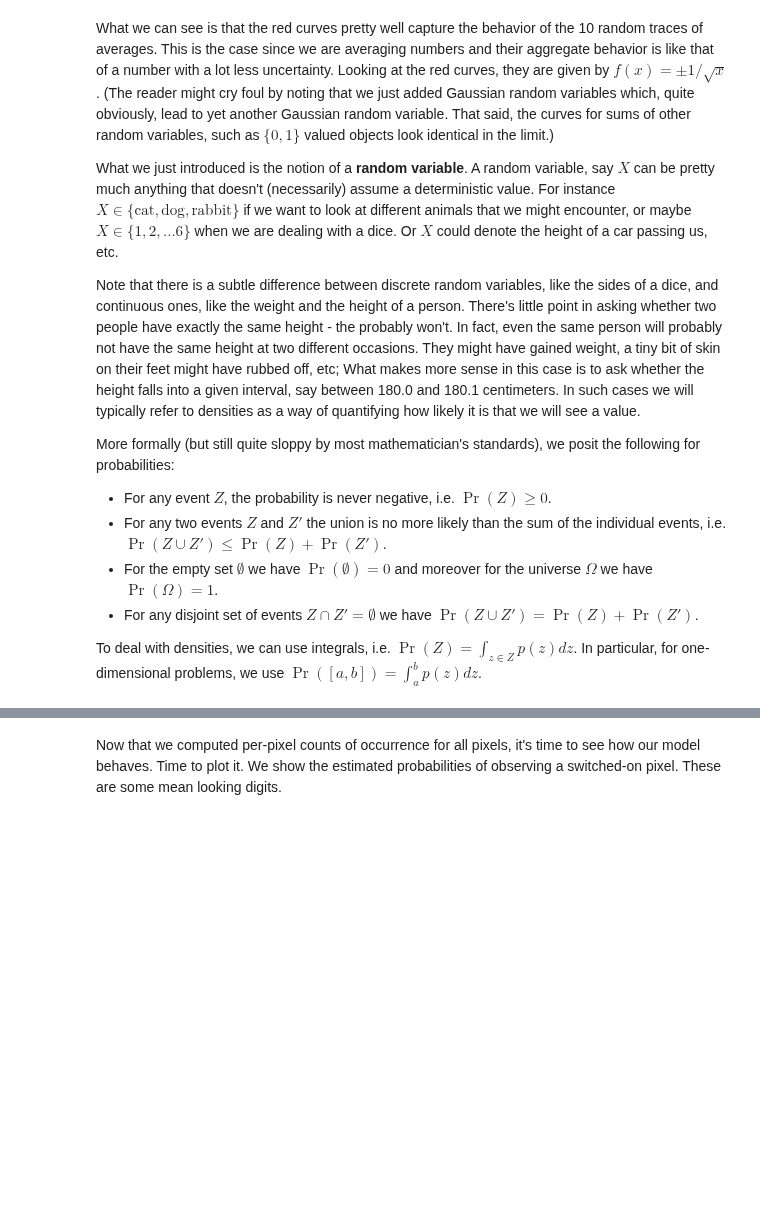
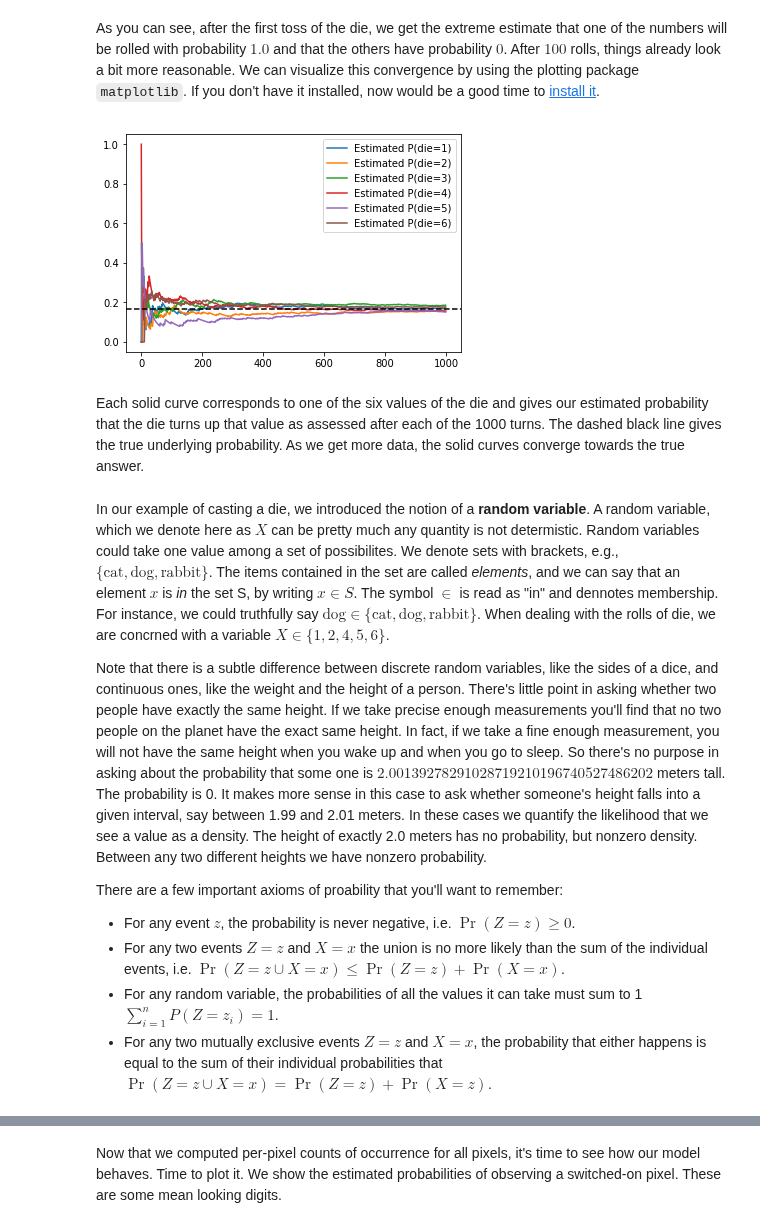
Before and after one commit to zackchase/mxnet-the-straight-dope, a Jupyter notebook: chapter01_crashcourse/probability.ipynb, the cells around one changed output, grey strips where cells are left out. Drawn from its saved outputs; the diff is of its cells as text; code cells hidden in the pictures; blank space fills up the shorter version.

Commit message:
rewrote first half of probability

```diff
--- a/chapter01_crashcourse/probability.ipynb
+++ b/chapter01_crashcourse/probability.ipynb
@@ -102,0 +98,3 @@ plt.show()
+# %%
+probabilities = nd.ones(6) / 6
+nd.sample_multinomial(probabilities)
@@ -102,0 +128,2 @@ plt.show()
+# %%
+rolls = nd.sample_multinomial(probabilities, shape=(1000))
@@ -102,0 +133,6 @@ plt.show()
+# %%
+counts = nd.zeros((6,1000))
+totals = nd.zeros(6)
+for i, roll in enumerate(rolls):
+    totals[int(roll.asscalar())] += 1
+    counts[:, i] = totals
@@ -102,0 +174,6 @@ plt.show()
+# %%
+x = nd.arange(1000).reshape((1,1000)) + 1
+estimates = counts / x
+print(estimates[:,0])
+print(estimates[:,1])
+print(estimates[:,100])
@@ -103,16 +189,59 @@ plt.show()
+# %% [markdown]
+As you can see, after the first toss of the die, we get the extreme estimate that one of the numbers will be rolled with probability $1.0$ and that the others have probability $0$. After $100$ rolls, things already look a bit more reasonable.
+We can visualize this convergence by using the plotting package `matplotlib`.
+If you don't have it installed, now would be a good time to [install it](https://matplotlib.org/).
+# %%
+from matplotlib import pyplot as plt
+plt.plot(estimates[0, :].asnumpy(), label="Estimated P(die=1)")
+plt.plot(estimates[1, :].asnumpy(), label="Estimated P(die=2)")
+plt.plot(estimates[2, :].asnumpy(), label="Estimated P(die=3)")
+plt.plot(estimates[3, :].asnumpy(), label="Estimated P(die=4)")
+plt.plot(estimates[4, :].asnumpy(), label="Estimated P(die=5)")
+plt.plot(estimates[5, :].asnumpy(), label="Estimated P(die=6)")
+plt.axhline(y=0.16666, color='black', linestyle='dashed')
+plt.legend()
+plt.show()
+# %% [output]
+[figure, added]
+# %% [markdown]
+Each solid curve corresponds to one of the six values of the die
+and gives our estimated probability that the die turns up that value
+as assessed after each of the 1000 turns.
+The dashed black line gives the true underlying probability.
+As we get more data, the solid curves converge towards the true answer.
 # %% [markdown]
-What we can see is that the red curves pretty well capture the behavior of the 10 random traces of averages. This is the case since we are averaging numbers and their aggregate behavior is like that of a number with a lot less uncertainty. Looking at the red curves, they are given by $f(x) = \pm 1/\sqrt{x}$. (The reader might cry foul by noting that we just added Gaussian random variables which, quite obviously, lead to yet another Gaussian random variable. That said, the curves for sums of other random variables, such as $\{0, 1\}$ valued objects look identical in the limit.)
+<!-- What we can see is that the red curves pretty well capture the behavior of the 10 random traces of averages. This is the case since we are averaging numbers and their aggregate behavior is like that of a number with a lot less uncertainty. Looking at the red curves, they are given by $f(x) = \pm 1/\sqrt{x}$. (The reader might cry foul by noting that we just added Gaussian random variables which, quite obviously, lead to yet another Gaussian random variable. That said, the curves for sums of other random variables, such as $\{0, 1\}$ valued objects look identical in the limit.) -->
 
-What we just introduced is the notion of a **random variable**. A random variable, say $X$ can be pretty much anything that doesn't (necessarily) assume a deterministic value. For instance $X \in \{\mathrm{cat}, \mathrm{dog}, \mathrm{rabbit}\}$ if we want to look at different animals that we might encounter, or maybe $X \in \{1, 2, ... 6\}$ when we are dealing with a dice. Or $X$ could denote the height of a car passing us, etc.
 
-Note that there is a subtle difference between discrete random variables, like the sides of a dice, and continuous ones, like the weight and the height of a person. There's little point in asking whether two people have exactly the same height - the probably won't. In fact, even the same person will probably not have the same height at two different occasions. They might have gained weight, a tiny bit of skin on their feet might have rubbed off, etc; What makes more sense in this case is to ask whether the height falls into a given interval, say between 180.0 and 180.1 centimeters. In such cases we will typically refer to densities as a way of quantifying how likely it is that we will see a value.
+In our example of casting a die, we introduced the notion of a **random variable**.
+A random variable, which we denote here as $X$ can be pretty much any quantity is not determistic.
+Random variables could take one value among a set of possibilites.
+We denote sets with brackets, e.g., $\{\mathrm{cat}, \mathrm{dog}, \mathrm{rabbit}\}$.
+The items contained in the set are called *elements*,
+and we can say that an element $x$ is *in* the set S, by writing $x \in S$.
+The symbol $\in$ is read as "in" and dennotes membership.
+For instance, we could truthfully say $\mathrm{dog} \in \{\mathrm{cat}, \mathrm{dog}, \mathrm{rabbit}\}$.
+When dealing with the rolls of die, we are concrned with a variable $X \in \{1, 2, 4, 5, 6\}$.
 
-More formally (but still quite sloppy by most mathematician's standards), we posit the following for probabilities:
+Note that there is a subtle difference between discrete random variables, like the sides of a dice,
+and continuous ones, like the weight and the height of a person.
+There's little point in asking whether two people have exactly the same height.
+If we take precise enough measurements you'll find that no two people on the planet have the exact same height.
+In fact, if we take a fine enough measurement,
+you will not have the same height when you wake up and when you go to sleep.
+So there's no purpose in asking about the probability
+that some one is $2.00139278291028719210196740527486202$ meters tall.
+The probability is 0.
+It makes more sense in this case to ask whether someone's height falls into a given interval,
+say between 1.99 and 2.01 meters.
+In these cases we quantify the likelihood that we see a value as a density.
+The height of exactly 2.0 meters has no probability, but nonzero density.
+Between any two different heights we have nonzero probability.
 
-* For any event $Z$, the probability is never negative, i.e. $\Pr(Z) \geq 0$.
-* For any two events $Z$ and $Z'$ the union is no more likely than the sum of the individual events, i.e. $\Pr(Z \cup Z') \leq \Pr(Z) + \Pr(Z')$.
-* For the empty set $\emptyset$ we have $\Pr(\emptyset) = 0$ and moreover for the universe $\Omega$ we have $\Pr(\Omega) = 1$.
-* For any disjoint set of events $Z \cap Z' = \emptyset$ we have $\Pr(Z \cup Z') = \Pr(Z) + \Pr(Z')$.
 
-To deal with densities, we can use integrals, i.e.
-$\Pr(Z) = \int_{z \in Z} p(z) dz$. In particular, for one-dimensional problems, we use $\Pr([a,b]) = \int_a^b p(z) dz$.
+There are a few important axioms of proability that you'll want to remember:
+
+* For any event $z$, the probability is never negative, i.e. $\Pr(Z=z) \geq 0$.
+* For any two events $Z=z$ and $X=x$ the union is no more likely than the sum of the individual events, i.e. $\Pr(Z=z \cup X=x) \leq \Pr(Z=z) + \Pr(X=x)$.
+* For any random variable, the probabilities of all the values it can take must sum to 1 $\sum_{i=1}^n P(Z=z_i) = 1$.
+* For any two mutually exclusive events $Z=z$ and $X=x$, the probability that either happens is equal to the sum of their individual probabilities that $\Pr(Z=z \cup X=x) = \Pr(Z=z) + \Pr(X=z)$.
```
Also changed, not shown: parts of 18 cells of this notebook.
